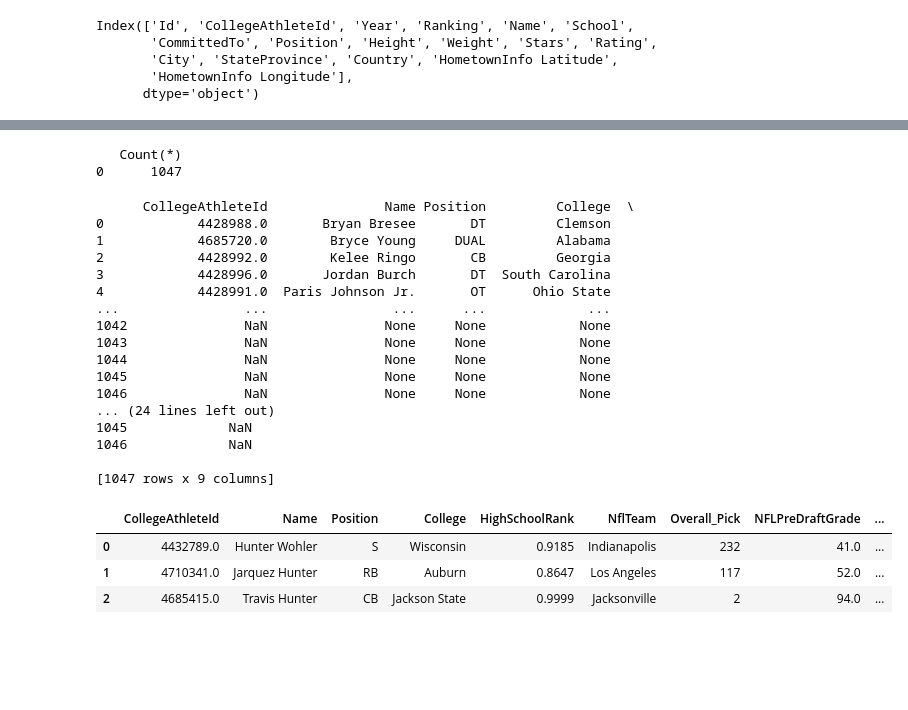
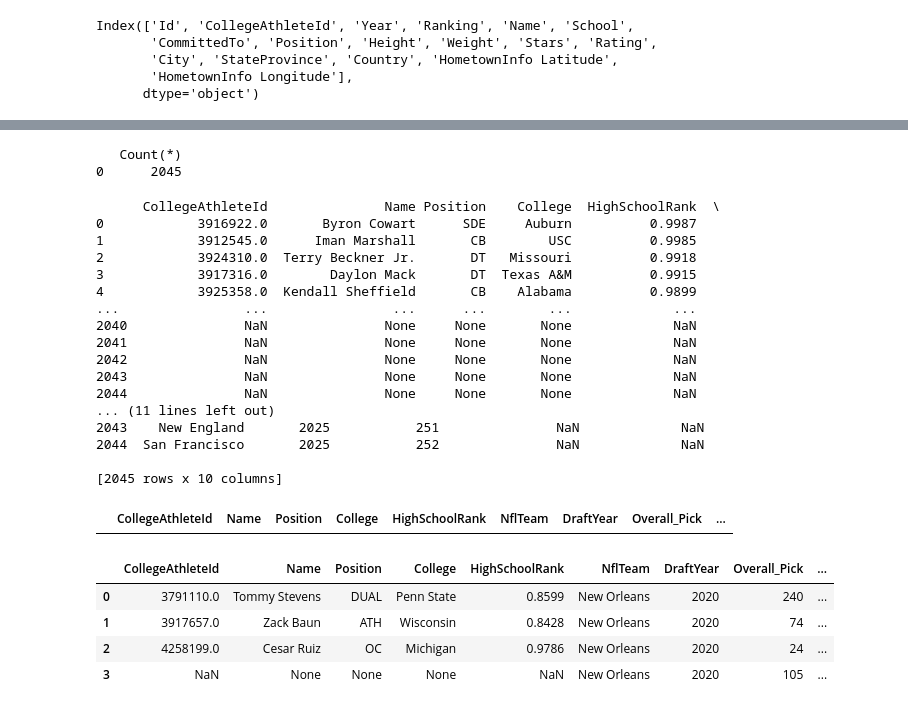
Before and after one commit to JBHines/College_Football, a Jupyter notebook: Capstone.ipynb, the cells around one changed output, grey strips where cells are left out. Saved outputs shown, nothing was run; the diff lists cells and outputs as text; code cells hidden in the pictures; blank space fills up the shorter version.

Commit message:
Added some functions to sort results efficiently ( search by player, college, or NFL team and by year) and added more data

```diff
--- a/Capstone.ipynb
+++ b/Capstone.ipynb
@@ -20,12 +20,18 @@ Index(['Id', 'AthleteId', 'RecruitType', 'Year', 'Ranking', 'Name', 'School',
       dtype='object')
 # %%
 #Combining Highschool recruiting ranking csv for years 202019-2023 ( there should be 4 people per rank)
+# Added more years to appease a friend and get specific data to compare
 
 files_to_combine = [
+    'Recruiting_Ranking_2015.csv',
+    'Recruiting_Ranking_2016.csv',
+    'Recruiting_Ranking_2017.csv',
+    'Recruiting_Ranking_2018.csv',
+    'Recruiting_Ranking_2019.csv',
     'Recruiting_Ranking_2020.csv',
     'Recruiting_Ranking_2021.csv',
     'Recruiting_Ranking_2022.csv',
-    'Recruiting_Ranking_2019.csv'
+    'Recruiting_Ranking_2019.csv',
 ]
 
 Recruiting_Ranking = []
@@ -58,7 +64,10 @@ print(Recruiting_Rank_Combined.head(10))
 # %%
 # Combining NFL Draft results from 2022-2025
-
+# Added more draft years to appease a friend and compare specific data
 files_to_combine_draft = [
+    'NFL_Draft_2019.csv',
+    'NFL_Draft_2020.csv',
+    'NFL_Draft_2021.csv',
     'NFL_Draft_2022.csv',
     'NFL_Draft_2023.csv',
     'NFL_Draft_2024.csv',
@@ -414,27 +425,27 @@ with sql_conn() as conn:
 print(count_df)
 # %% [output]
    Count(*)
-0      1047
+0      2045
 # %%
 print(change_in_rating_df)
 # %% [output]
-      CollegeAthleteId               Name Position         College  \
-0            4428988.0       Bryan Bresee       DT         Clemson
-1            4685720.0        Bryce Young     DUAL         Alabama
-2            4428992.0        Kelee Ringo       CB         Georgia
-3            4428996.0       Jordan Burch       DT  South Carolina
-4            4428991.0  Paris Johnson Jr.       OT      Ohio State
-...                ...                ...      ...             ...
-1042               NaN               None     None            None
-1043               NaN               None     None            None
-1044               NaN               None     None            None
-1045               NaN               None     None            None
-1046               NaN               None     None            None
-... (24 lines left out)
-1045             NaN
-1046             NaN
+      CollegeAthleteId               Name Position    College  HighSchoolRank  \
+0            3916922.0       Byron Cowart      SDE     Auburn          0.9987
+1            3912545.0      Iman Marshall       CB        USC          0.9985
+2            3924310.0  Terry Beckner Jr.       DT   Missouri          0.9918
+3            3917316.0        Daylon Mack       DT  Texas A&M          0.9915
+4            3925358.0  Kendall Sheffield       CB    Alabama          0.9899
+...                ...                ...      ...        ...             ...
+2040               NaN               None     None       None             NaN
+2041               NaN               None     None       None             NaN
+2042               NaN               None     None       None             NaN
+2043               NaN               None     None       None             NaN
+2044               NaN               None     None       None             NaN
+... (11 lines left out)
+2043    New England       2025           251               NaN             NaN
+2044  San Francisco       2025           252               NaN             NaN
 
-[1047 rows x 9 columns]
+[2045 rows x 10 columns]
 # %%
 #Creating a new file from Football.db because I found out that I cannot directly load a .db into my Tableau version
 
@@ -468,9 +479,6 @@ def get_player_info(Name):
 # %%
 #Checking accuracy of function
 
-get_player_info('hunter')
+get_player_info('C.J. Stroud')
 # %% [output]
-|  | CollegeAthleteId | Name | Position | College | HighSchoolRank | NflTeam | Overall_Pick | NFLPreDraftGrade | ... |
-| 0 | 4432789.0 | Hunter Wohler | S | Wisconsin | 0.9185 | Indianapolis | 232 | 41.0 | ... |
-| 1 | 4710341.0 | Jarquez Hunter | RB | Auburn | 0.8647 | Los Angeles | 117 | 52.0 | ... |
-| 2 | 4685415.0 | Travis Hunter | CB | Jackson State | 0.9999 | Jacksonville | 2 | 94.0 | ... |
+|  | CollegeAthleteId | Name | Position | College | HighSchoolRank | NflTeam | DraftYear | Overall_Pick | ... |
@@ -476,0 +506,8 @@ get_player_info('hunter')
+# %%
+get_NflTeam_Draft_results('New Orleans', 2020)
+# %% [output]
+|  | CollegeAthleteId | Name | Position | College | HighSchoolRank | NflTeam | DraftYear | Overall_Pick | ... |
+| 0 | 3791110.0 | Tommy Stevens | DUAL | Penn State | 0.8599 | New Orleans | 2020 | 240 | ... |
+| 1 | 3917657.0 | Zack Baun | ATH | Wisconsin | 0.8428 | New Orleans | 2020 | 74 | ... |
+| 2 | 4258199.0 | Cesar Ruiz | OC | Michigan | 0.9786 | New Orleans | 2020 | 24 | ... |
+| 3 | NaN | None | None | None | NaN | New Orleans | 2020 | 105 | ... |
```
Also changed, not shown: parts of 28 cells of this notebook.
